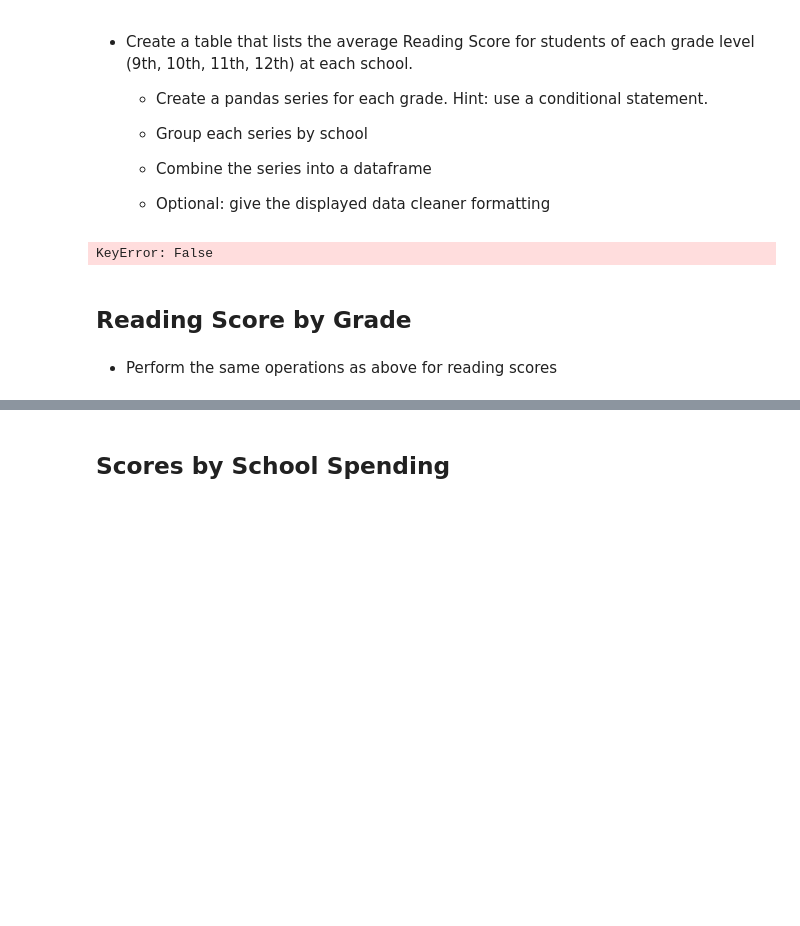
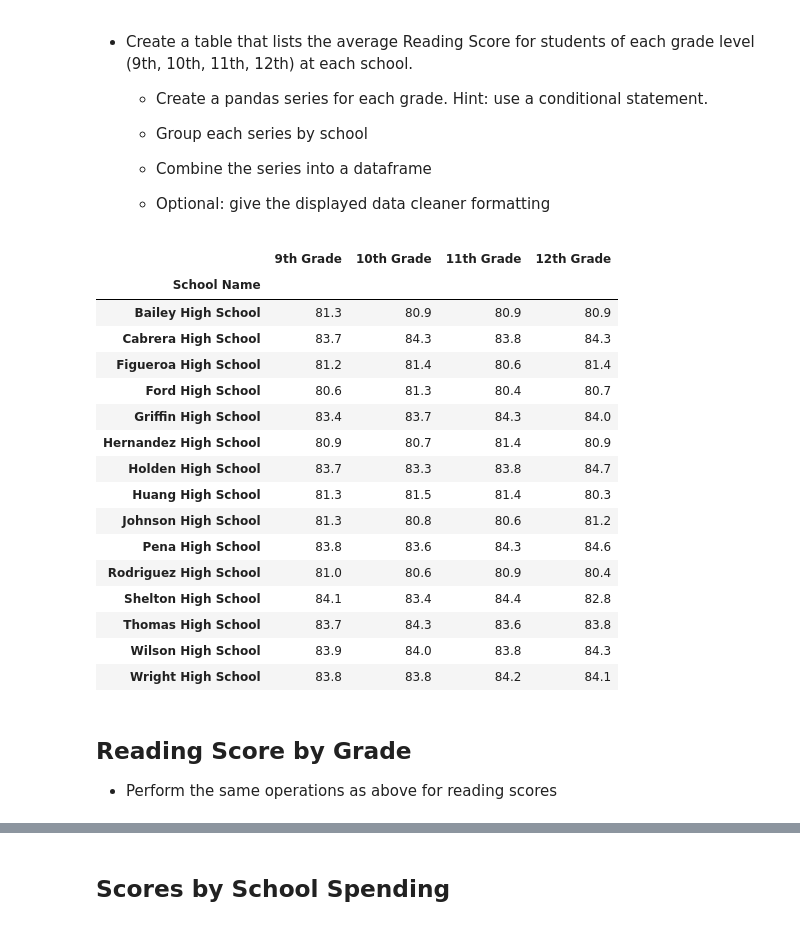
Before and after one commit to SamHoney71/pandas-challenge, a Jupyter notebook: PyCitySchools/PyCitySchoolsJeter.ipynb, the cells around one changed output, grey strips where cells are left out. Drawn from its saved outputs; the diff is of its cells as text; code cells hidden in the pictures; blank space fills up the shorter version.

Commit message:
finished group by spend

```diff
--- a/PyCitySchools/PyCitySchoolsJeter.ipynb
+++ b/PyCitySchools/PyCitySchoolsJeter.ipynb
@@ -252,11 +252,56 @@ grouped_school_df.head(5)
   * Combine the series into a dataframe
 
   * Optional: give the displayed data cleaner formatting
-# %%
-nine_grade_df = renamed_school_data_complete_df.loc["Grade" == "9th",:]
-# %% [output]
-KeyError: False
+# %%
+# Phil the instructor helped provide the syntax.  This is average reading scores by grade.  Math is below.
+
+nine_grade_df = renamed_school_data_complete_df.loc[renamed_school_data_complete_df["Grade"] == "9th",:]
+tenth_grade_df = renamed_school_data_complete_df.loc[renamed_school_data_complete_df["Grade"] == "10th",:]
+eleventh_grade_df = renamed_school_data_complete_df.loc[renamed_school_data_complete_df["Grade"] == "11th",:]
+twelfth_grade_df = renamed_school_data_complete_df.loc[renamed_school_data_complete_df["Grade"] == "12th",:]
+
+grouped_ninth_grade = nine_grade_df.groupby("School Name")
+average_reading_scores_ninth_grade = round(grouped_ninth_grade["Reading Score"].mean(), 1)
+
+grouped_tenth_grade = tenth_grade_df.groupby("School Name")
+average_reading_scores_tenth_grade = round(grouped_tenth_grade["Reading Score"].mean(), 1)
+
+grouped_eleventh_grade = eleventh_grade_df.groupby("School Name")
+average_reading_scores_eleventh_grade = round(grouped_eleventh_grade["Reading Score"].mean(), 1)
+
+grouped_twelfth_grade = twelfth_grade_df.groupby("School Name")
+average_reading_scores_twelfth_grade = round(grouped_twelfth_grade["Reading Score"].mean(), 1)
+
+
+# Build table to display reading scores by grade.  This is my own work
+
+reading_score_school_df = pd.DataFrame({"9th Grade": average_reading_scores_ninth_grade,
+                                        "10th Grade": average_reading_scores_tenth_grade,
+                                        "11th Grade": average_reading_scores_eleventh_grade,
+                                        "12th Grade": average_reading_scores_twelfth_grade
+                                       })
+
+
+reading_score_school_df.head(15)
+# %% [output]
+|  | 9th Grade | 10th Grade | 11th Grade | 12th Grade |
+| School Name |  |  |  |  |
+| Bailey High School | 81.3 | 80.9 | 80.9 | 80.9 |
+| Cabrera High School | 83.7 | 84.3 | 83.8 | 84.3 |
+| Figueroa High School | 81.2 | 81.4 | 80.6 | 81.4 |
+| Ford High School | 80.6 | 81.3 | 80.4 | 80.7 |
+| Griffin High School | 83.4 | 83.7 | 84.3 | 84.0 |
+| Hernandez High School | 80.9 | 80.7 | 81.4 | 80.9 |
+| Holden High School | 83.7 | 83.3 | 83.8 | 84.7 |
+| Huang High School | 81.3 | 81.5 | 81.4 | 80.3 |
+| Johnson High School | 81.3 | 80.8 | 80.6 | 81.2 |
+| Pena High School | 83.8 | 83.6 | 84.3 | 84.6 |
+| Rodriguez High School | 81.0 | 80.6 | 80.9 | 80.4 |
+| Shelton High School | 84.1 | 83.4 | 84.4 | 82.8 |
+| Thomas High School | 83.7 | 84.3 | 83.6 | 83.8 |
+| Wilson High School | 83.9 | 84.0 | 83.8 | 84.3 |
+| Wright High School | 83.8 | 83.8 | 84.2 | 84.1 |
 # %% [markdown]
 ## Reading Score by Grade
+
+* Perform the same operations as above for reading scores
-# %% [markdown]
-* Perform the same operations as above for reading scores
```
Also changed, not shown: parts of 2 cells of this notebook, 1 other file.
